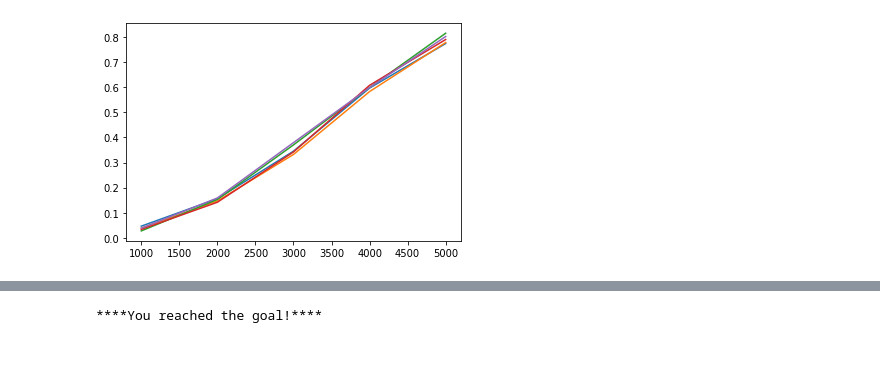
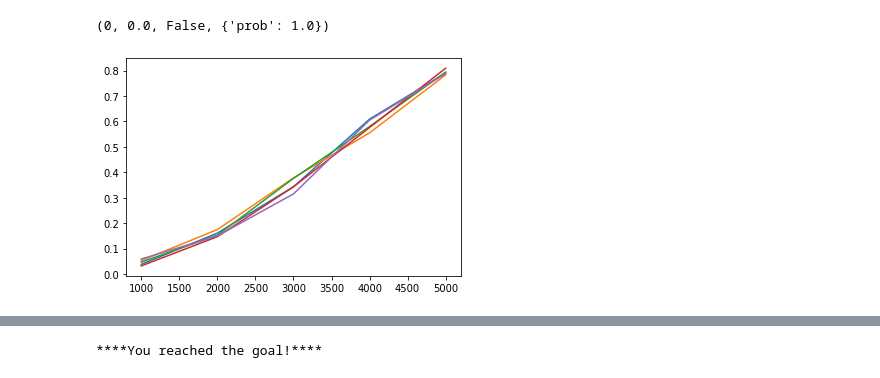
Before and after one commit to Samworth27/DRL-Workshop, a Jupyter notebook: week2/a.ipynb, the cells around one changed output, grey strips where cells are left out. Drawn from its saved outputs; the diff is of its cells as text; code cells hidden in the pictures.

```diff
--- a/week2/a.ipynb
+++ b/week2/a.ipynb
@@ -25,7 +32,7 @@ import matplotlib.pyplot as plt
 # %%
 def trainModel(env, num_episodes, learning_rate, discount_rate, max_exploration_rate, min_exploration_rate, exploration_decay_factor=5, linear_exploration=False):
 
-    max_steps_per_episode = 400
+    max_steps_per_episode = 1000
 
     q_table = np.zeros((env.observation_space.n, env.action_space.n))
 
@@ -36,9 +43,6 @@ def trainModel(env, num_episodes, learning_rate, discount_rate, max_exploration_
 
     # Q-Learning algorithm
     for episode in range(num_episodes):
-
-        # random_map = generate_random_map(size=4, p=0.8)
-        # env = gym.make("FrozenLake-v0", desc=random_map)
         state = env.reset()
 
         done = False
@@ -48,7 +52,8 @@ def trainModel(env, num_episodes, learning_rate, discount_rate, max_exploration_
 
             # Exploration / Exploitation trade-off
             exploration_rate_threshold = random.uniform(0, 1)
-            if exploration_rate_threshold > exploration_rate:
+
+            if np.sum(q_table[state]) > 0 and exploration_rate_threshold > exploration_rate:
                 action = np.argmax(q_table[state, :])
             else:
                 action = env.action_space.sample()
@@ -69,10 +74,7 @@ def trainModel(env, num_episodes, learning_rate, discount_rate, max_exploration_
         if linear_exploration:
             exploration_rate -= exploration_decay_rate
         else:
-            exploration_rate = min_exploration_rate + \
-                (max_exploration_rate - min_exploration_rate) * \
-                np.exp(-exploration_decay_rate *
-                       episode*exploration_decay_factor)
+            exploration_rate =(max_exploration_rate - min_exploration_rate)*np.exp(-exploration_decay_rate*exploration_decay_factor*episode)
 
         rewards_all_episodes.append(rewards_current_episode)
     return rewards_all_episodes
@@ -83,6 +85,6 @@ def explorationDecayRate(episodes,max,min,factor):
   y = min+(max-min)*np.exp(-decay_rate*factor*x)
   plt.plot(x,y)
 
-for i in range(1,10):
-  explorationDecayRate(20000,1,0.01,i)
+for i in range(5,10):
+  explorationDecayRate(10000,1,0.01,i)
 # %% [output]
@@ -90,12 +92,12 @@ for i in range(1,10):
 # %%
+env = gym.make("FrozenLake-v1", is_slippery=False, map_name="4x4")
 
-env = gym.make("FrozenLake-v1", is_slippery=False, map_name="4x4")
 num_episodes = 10000
 n = 1000
 
-for i in range(1, 10):
+for i in range(1, 6):
     rewards_all_episodes = trainModel(env=env, num_episodes=num_episodes, learning_rate=0.4,
-                                      discount_rate=0.95, max_exploration_rate=1, min_exploration_rate=0.01, exploration_decay_factor=i)
+                                      discount_rate=0.9, max_exploration_rate=1, min_exploration_rate=0.01, exploration_decay_factor=i)
     rewards_per_n_episodes = np.split(
         np.array(rewards_all_episodes), num_episodes / n)
     x = (np.arange(num_episodes / n)+1)*n
@@ -106,16 +108,22 @@ for i in range(1, 10):
+# %%
+env = gym.make("FrozenLake-v1", is_slippery=False, map_name="8x8")
+env.reset()
+print(env.step(0))
+# %% [output]
+(0, 0.0, False, {'prob': 1.0})
 # %%
 num_episodes = 5000
 n = 1000
 
 for i in range(5):
     rewards_all_episodes = trainModel(env=env, num_episodes=num_episodes, learning_rate=0.4,
-                                      discount_rate=0.95, max_exploration_rate=1, min_exploration_rate=0.1, linear_exploration=True)
+                                      discount_rate=0.9, max_exploration_rate=1, min_exploration_rate=0.1, linear_exploration=True)
     rewards_per_n_episodes = np.split(
         np.array(rewards_all_episodes), num_episodes / n)
     x = (np.arange(num_episodes / n)+1)*n
     y = np.sum(rewards_per_n_episodes, 1)/n
     plt.plot(x, y)
 # %% [output]
-[figure, old version]
+[figure, new version]
 # %%
 num_episodes = 2000
```
Also changed, not shown: parts of 6 cells of this notebook, 1 other file.
